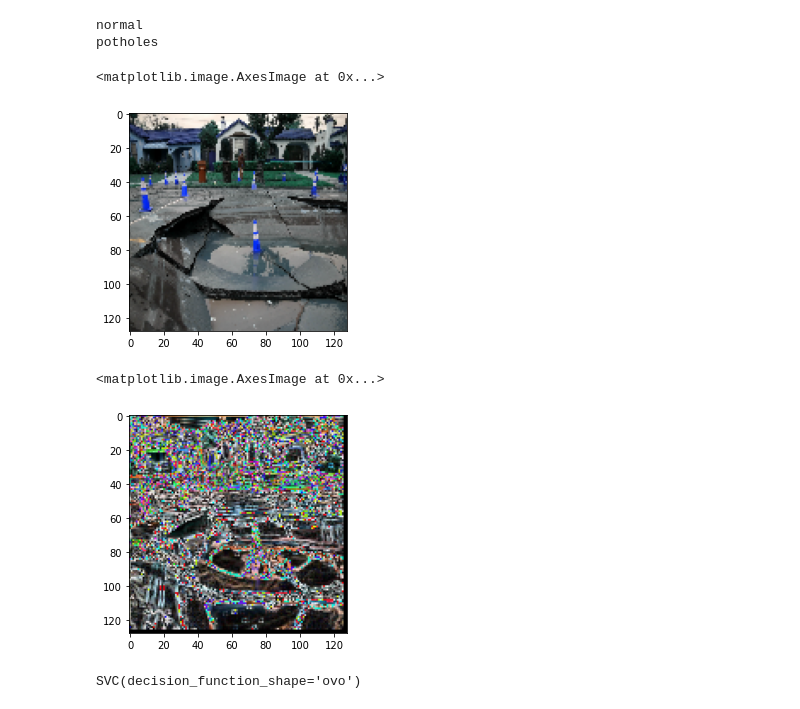
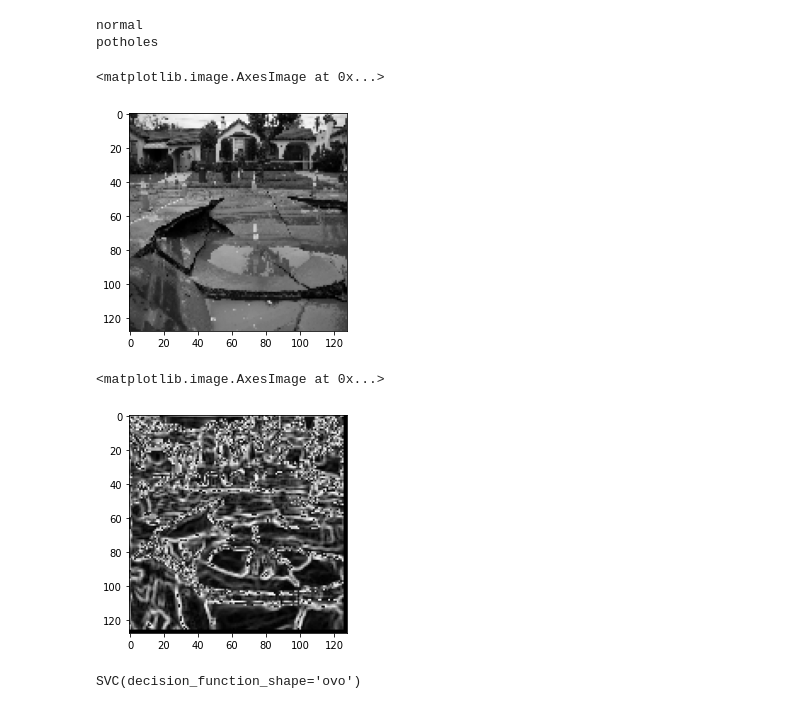
Before and after one commit to azisanw19/pothole-detection-privat, a Jupyter notebook: svm.ipynb, the cells around one changed output. Saved outputs shown, nothing was run; the diff lists cells and outputs as text; code cells hidden in the pictures.

Commit message:
median filter kernel 3, edge sobel

```diff
--- a/svm.ipynb
+++ b/svm.ipynb
@@ -18,7 +18,7 @@ for dir_path in glob.glob("Dataset/*"):
     print(label)
     for img_path in glob.glob(os.path.join(dir_path, "*.jpg")):
 #         print(img_path)
-        img = cv2.imread(img_path, cv2.IMREAD_COLOR)
+        img = cv2.imread(img_path, cv2.IMREAD_GRAYSCALE)
         img = cv2.resize(img, (SIZE, SIZE))
         data_img.append(img)
         data_label.append(label)
@@ -29,11 +29,37 @@ data_label = np.array(data_label)
 normal
 potholes
 # %%
-plt.imshow(data_img[355])
+plt.imshow(data_img[355], cmap='gray')
 # %% [output]
 <matplotlib.image.AxesImage at 0x...>
-[figure, old version]
+[figure, new version]
 # %%
+# Mengurangi noise dengan median filtering
+def median_filter(data, kernel_size):
+    temp = []
+    indexer = kernel_size // 2
+    data_final = []
+    data_final = np.zeros((len(data), len(data[0])))
+    for i in range(len(data)):
+
+        for j in range(len(data[0])):
+
+            for z in range(kernel_size):
+                if i + z - indexer < 0 or i + z - indexer > len(data) - 1:
+                    for c in range(kernel_size):
+                        temp.append(0)
+                else:
+                    if j + z - indexer < 0 or j + indexer > len(data) - 1:
+                        temp.append(0)
+                    else:
+                        for k in range(kernel_size):
+                            temp.append(data[i + z - indexer][j + k - indexer])
+
+            temp.sort()
+            data_final[i][j] = temp[len(temp) // 2]
+            temp = []
+    return data_final
+
 def convolve2D(image, kernel, padding=0, strides=1):
     # Cross Correlation
     kernel = np.flipud(np.fliplr(kernel))
@@ -80,36 +106,37 @@ def convolve2D(image, kernel, padding=0, strides=1):
 def sobel_detection(img):
     g_x = [[1, 0, -1]
           ,[2, 0, -2]
           ,[3, 0, -3]]
 
     g_y = [[1, 2, 3]
          ,[0, 0, 0]
          ,[-1, -2, -3]]
 
     h_x = convolve2D(img, g_x, padding=1)
     h_y = convolve2D(img, g_y, padding=1)
 
     sobel = ((h_x**2 + h_y**2)**0.5) % 256
 
     return sobel
 
 def rgb_sobel_detection(img):
     b = img[:, :, 0]
     g = img[:, :, 1]
     r = img[:, :, 2]
 
     sobel_b = sobel_detection(b)
     sobel_g = sobel_detection(g)
     sobel_r = sobel_detection(r)
 
     sobel_img = np.dstack((sobel_b, sobel_g, sobel_r)).astype(int)
     return sobel_img
 
-sobel_img = rgb_sobel_detection(data_img[355])
-plt.imshow(sobel_img)
+median_img = median_filter(data_img[355], 3)
+sobel_img = sobel_detection(median_img)
+plt.imshow(sobel_img, cmap='gray')
 # %% [output]
 <matplotlib.image.AxesImage at 0x...>
-[figure, old version]
+[figure, new version]
 # %%
 def image_preprocessing(dataset):
     new_dataset = []
```
Also changed, not shown: parts of 3 cells of this notebook.
